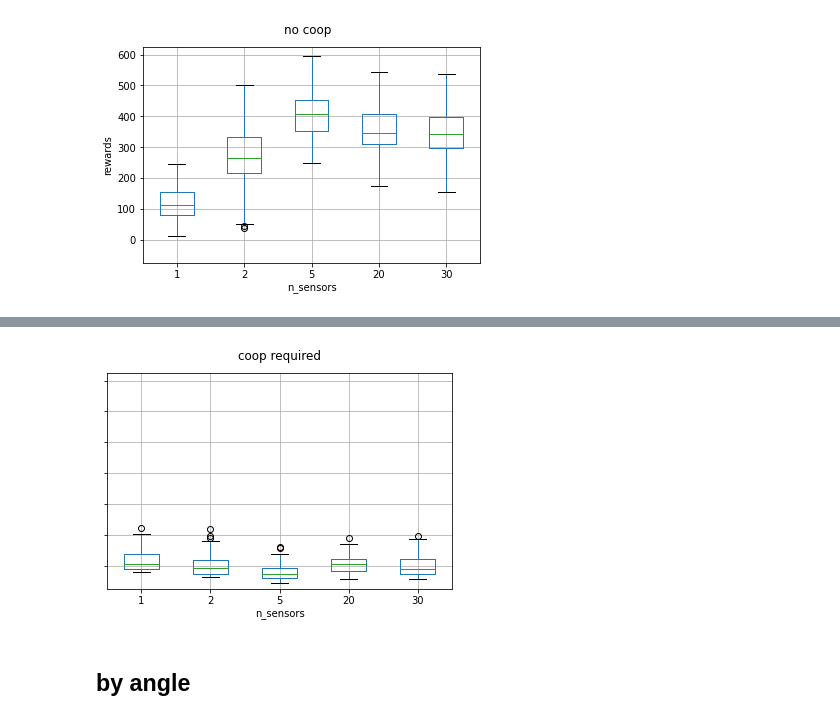
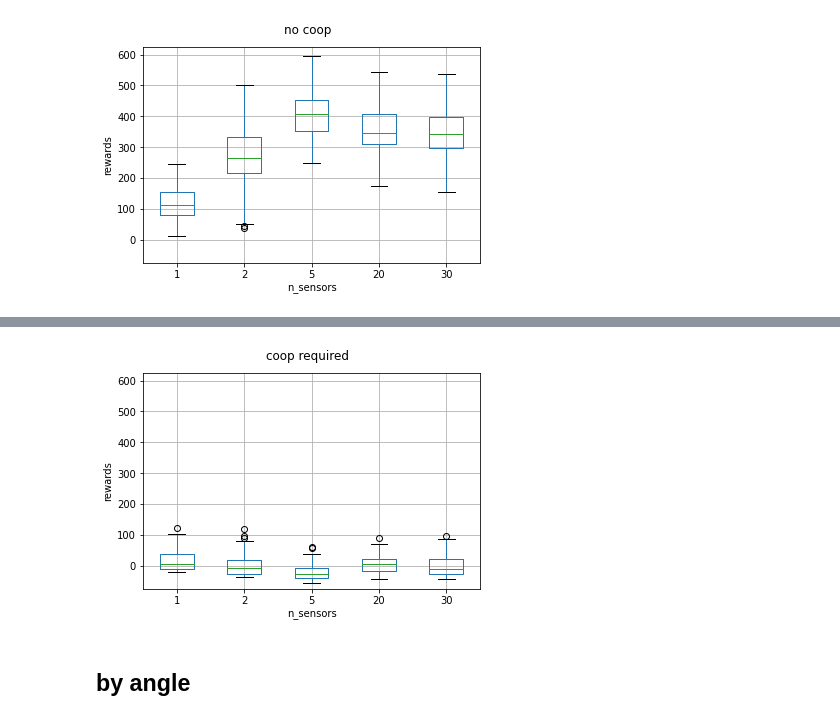
Before and after one commit to ezxzeng/syde750_waterworld, a Jupyter notebook: Test policies.ipynb, the cells around one changed output, grey strips where cells are left out. Saved outputs shown, nothing was run; the diff lists cells and outputs as text; code cells hidden in the pictures.

```diff
--- a/Test policies.ipynb
+++ b/Test policies.ipynb
@@ -58,16 +79,17 @@ fig.savefig("test_results/graphs/potential_field/by_sensor/no_coop.png")
 # %%
 ax = test_main[(test_main["angle"] == "na") & (test_main["n_coop"] == 2)].boxplot("rewards", by="n_sensors")
 ax.set_title("")
-# ax.set_ylabel("rewards")
-ax.set_ylabel("")
-ax.yaxis.set_ticklabels([])
+ax.set_ylabel("rewards")
+plt.gcf().subplots_adjust(left=0.12)
+# ax.set_ylabel("")
+# ax.yaxis.set_ticklabels([])
 ax.set_ylim((-75, 625))
 fig = ax.get_figure()
 fig.suptitle("coop required")
 plt.show()
-fig.savefig("test_results/graphs/potential_field/by_sensor/coop.png")
+fig.savefig("test_results/graphs/potential_field/by_sensor/coop_ticks.png")
 # %% [output]
-[figure, old version]
+[figure, new version]
 # %% [markdown]
 ## by angle
 # %%
```
Also changed, not shown: parts of 14 cells of this notebook, 2 other files.
